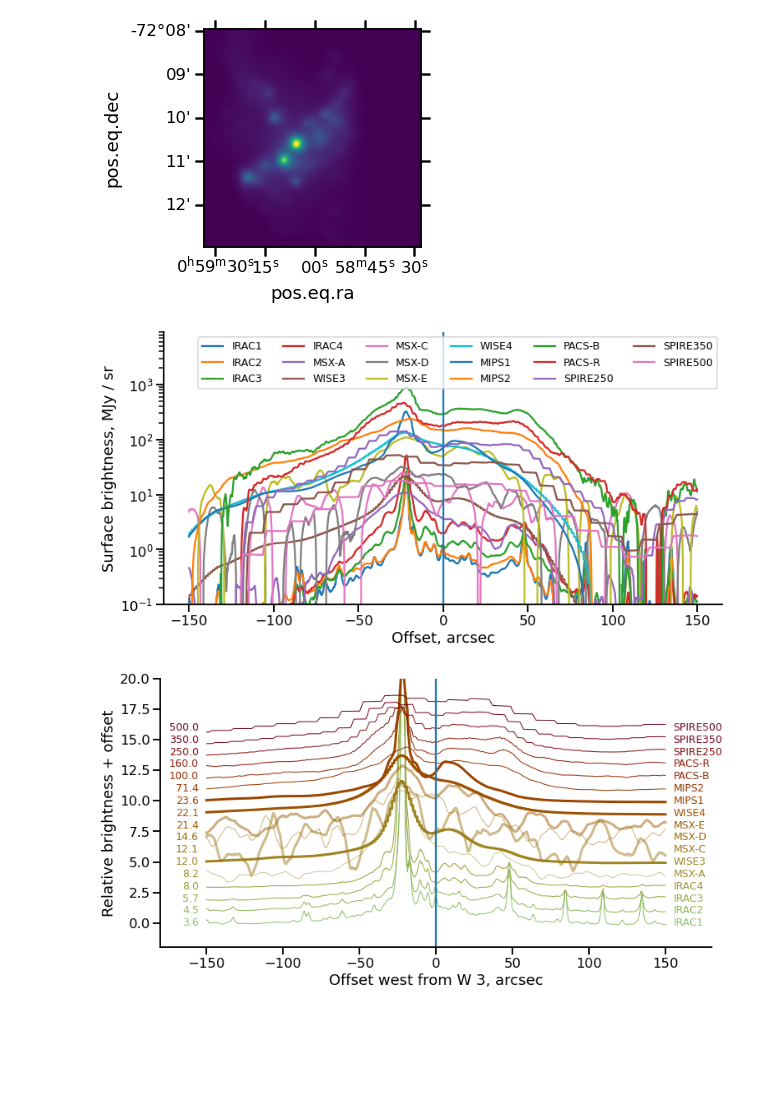
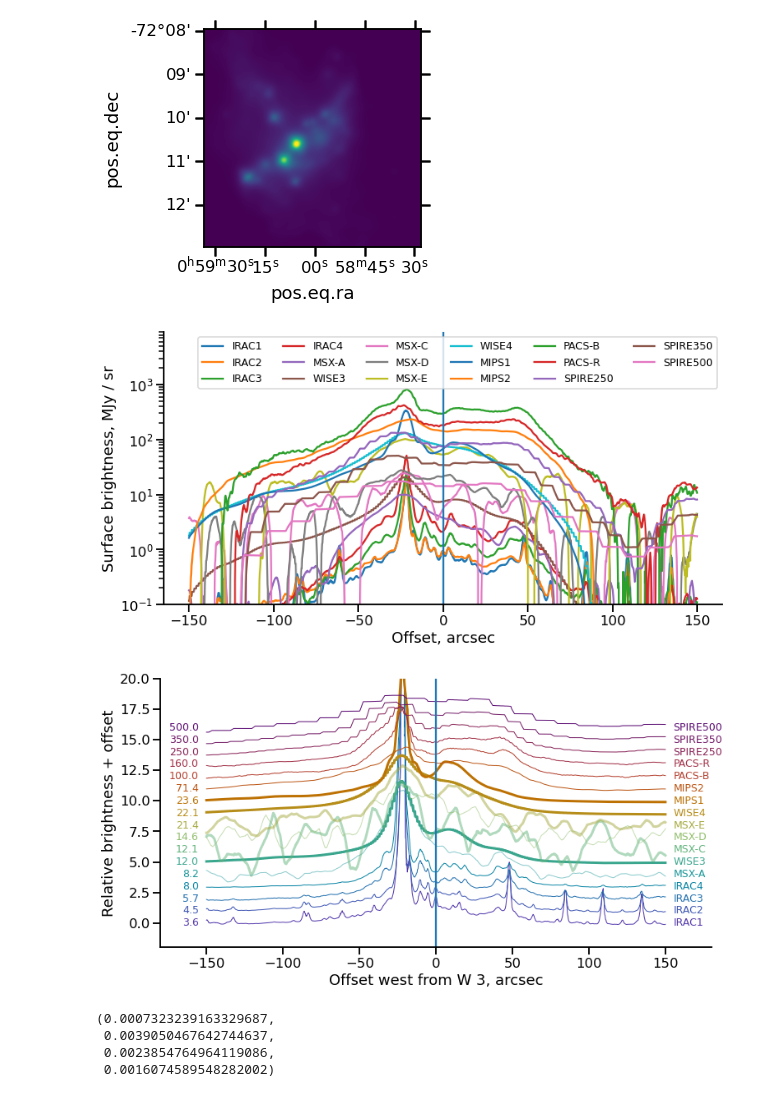
Before and after one commit to will-henney/muse-hii-regions, a Jupyter notebook: notebooks/11-00-ngc346-infrared.ipynb, the cells around one changed output. Drawn from its saved outputs; the diff is of its cells as text; code cells hidden in the pictures; blank space fills up the shorter version.

```diff
--- a/notebooks/11-00-ngc346-infrared.ipynb
+++ b/notebooks/11-00-ngc346-infrared.ipynb
@@ -37,18 +61,46 @@ irfiles
 # %%
 class IRim:
-    def __init__(self, path):
+    pixscale = 0.2
+
+    def __init__(self, path, width=16.0):
+        """IR image and associated E-W profile
+
+        `width` is N-S width of profile in arcsec
+        """
         self.path = path
+        self.width = width
         self.im = Image(str(self.path))
         s = str(path).replace("../data/ngc346-ir-", "").replace(".fits", "")
         self.wav = np.round(0.1 * float(s[:4]), 1)
         self.label = s[5:]
-        self.profile = self.im.data[710:790, :].mean(axis=0)
+        ny, nx = self.im.data.shape
+        y0, dy = ny // 2, int(0.5 * self.width / self.pixscale)
+        self.yslice = slice(y0 - dy, y0 + dy)
+        self.profile = self.im.data[self.yslice, :].mean(axis=0)
         nx = len(profile)
-        self.pos = 0.2 * (np.arange(nx) - nx/2)
+        self.pos = self.pixscale * (np.arange(nx) - nx/2)
         self.bg = (self.profile[:50].mean() + self.profile[-50:].mean()) / 2
         self.profile -= self.bg
         self.im.data -= self.bg
 
+    def eval_box_flux(self, xslice, xslices_bg):
+        """BG-subtracted flux in box with uncertainties"""
+        box = self.im.data[self.yslice, xslice]
+        bgboxes = [self.im.data[self.yslice, _xslice] for _xslice in xslices_bg]
+        bgmeans = [bgbox.mean() for bgbox in bgboxes]
+        bgstds = [bgbox.std() for bgbox in bgboxes]
+        npix = np.prod(box.shape)
+        bgmean = np.mean(bgmeans)
+        bgstd = np.mean(bgstds) # intra-box variation in BG
+        bgstdi = np.std(bgmeans) # inter-box variation in BG
+        boxmean = box.mean()
+        pixel_area = ((self.pixscale * u.arcsec) ** 2).to(u.sr).value
+        Jy_norm = npix * pixel_area * 1e6
+        Jy_norm *= Jy_to_Lsun.cgs.value / self.wav
+        self.boxflux = (boxmean - bgmean) * Jy_norm
+        self.bgflux = bgmean * Jy_norm
+        self.bgsig =  bgstd * Jy_norm
+        self.bgsigi = bgstdi * Jy_norm
 
 
     def __repr__(self):
@@ -56,7 +108,11 @@ class IRim:
 # %%
 irdata = {}
 for path in sorted(irfiles):
-    irim = IRim(path)
+    irim = IRim(path, 24)
+    irim.eval_box_flux(
+        slice(760, 800),
+        [slice(700, 750), slice(890, 940)],
+    )
     irdata[irim.label] = irim
 irdata
 # %% [output]
@@ -97,37 +153,45 @@ ax.set(
 )
 sns.despine();
 # %% [output]
-[figure, old version]
+[figure, new version]
 # %%
 goodbands = "WISE3", "MSX-E", "MSX-C", "WISE4", "MIPS1"
 # %%
 fig, ax = plt.subplots(figsize=(12, 6))
 # Take N colors from named colormap in [0.15, 0.85] range in HEX
 colors = cmr.take_cmap_colors(
-    'cmr.apple_r',
+    'cmr.infinity',
     len(irdata),
-    cmap_range=(0.25, 0.75),
+    cmap_range=(0.1, 1.0),
     return_fmt='hex'
 )
 offset = 0.0
 for irim, color in zip(irdata.values(), colors):
     lw = 3.0 if irim.label in goodbands else 1.0
     alpha = 0.5 if "MSX" in irim.label else 1.0
     norm = np.mean(irim.profile.data)
     ax.plot(irim.pos, offset + irim.profile / norm, color=color, lw=lw, alpha=alpha)
     ax.text(155.0, offset, irim.label, va="center", fontsize="x-small", color=color)
     ax.text(-155.0, offset, f"{irim.wav:.1f}", ha="right", va="center", fontsize="x-small", color=color)
     offset += 1.0
 #ax.legend(ncol=6, fontsize="x-small")
 ax.axvline(0.0)
 ax.set(
     xlabel="Offset west from W 3, arcsec",
     ylabel="Relative brightness + offset",
     yscale="linear",
     ylim=[-2.0, 3.0 + offset],
     xlim=[-180, 180],
 )
 sns.despine()
 fig.savefig("../figs/ngc346-infrared-profiles.pdf");
 # %% [output]
-[figure, old version]
+[figure, new version]
+# %%
+x = irdata["IRAC1"]
+x.boxflux, x.bgflux, x.bgsig, x.bgsigi
+# %% [output]
+(0.0007323239163329687,
+ 0.0039050467642744637,
+ 0.0023854764964119086,
+ 0.0016074589548282002)
```
Also changed, not shown: parts of 25 cells of this notebook, 4 other files.
